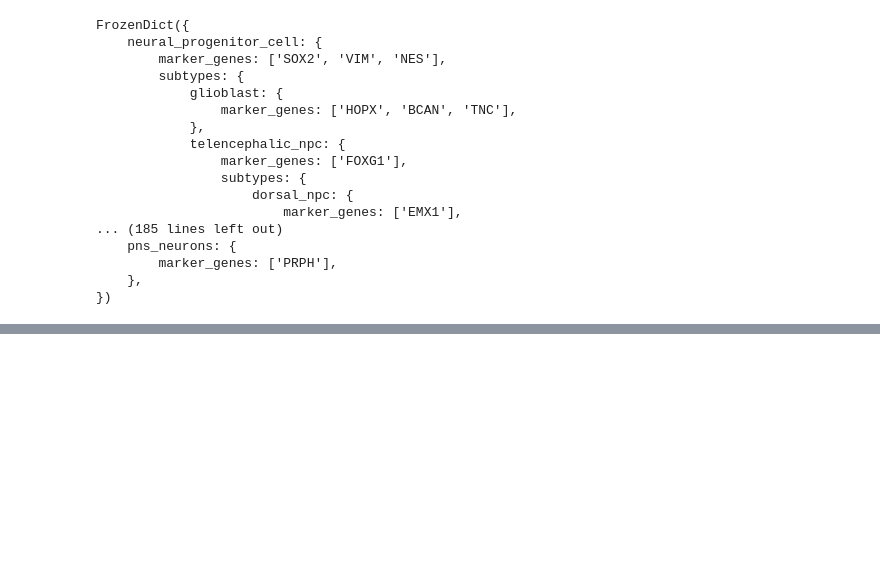
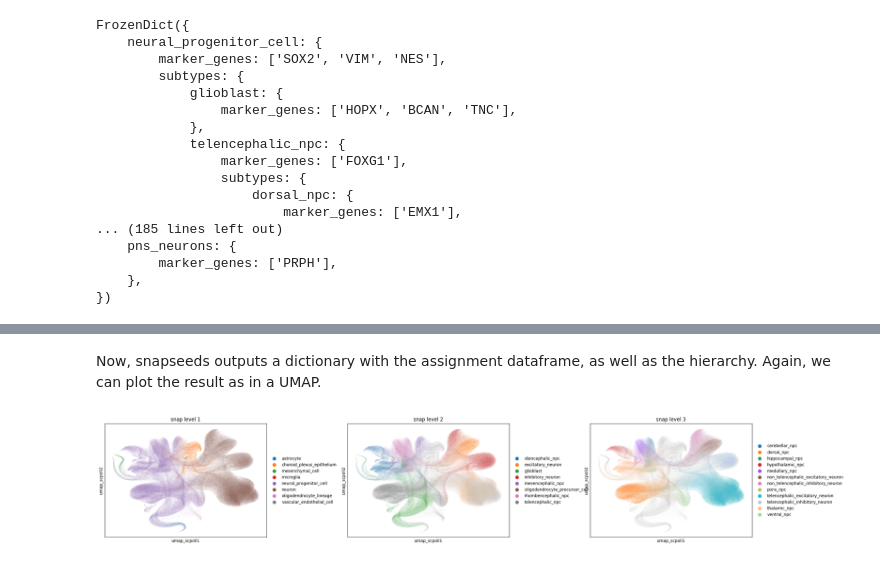
Before and after one commit to devsystemslab/HNOCA-tools, a Jupyter notebook: site/vignettes/annotation.ipynb, the cells around one changed output, grey strips where cells are left out. Saved outputs shown, nothing was run; the diff lists cells and outputs as text; code cells hidden in the pictures; blank space fills up the shorter version.

Commit message:
docs: update annot tutorial

```diff
--- a/site/vignettes/annotation.ipynb
+++ b/site/vignettes/annotation.ipynb
@@ -57,8 +57,8 @@ Snapseed allows this by recusively annotating cells based on a hierarchy of cell
 
 *(The `FrozenDict` is just to enable better printing of a large dictionary)*
 # %%
-marker_genes = read_yaml("brain_markers.yaml")
-print(FrozenDict(marker_genes))
+marker_hierarchy = read_yaml("brain_markers.yaml")
+print(FrozenDict(marker_hierarchy))
 # %% [output]
 FrozenDict({
     neural_progenitor_cell: {
@@ -77,3 +77,9 @@ FrozenDict({
         marker_genes: ['PRPH'],
     },
 })
+# %%
+assignments = snap.annotate_hierarchy(
+    hnoca_adata,
+    marker_hierarchy,
+    group_name="leiden_pca_rss_80"
+)
@@ -79,0 +106,12 @@ FrozenDict({
+# %% [markdown]
+Now, snapseeds outputs a dictionary with the assignment dataframe, as well as the hierarchy. Again, we can plot the result as in a UMAP.
+# %%
+cell_assign  = assignments["assignments"].loc[hnoca_adata.obs['leiden_pca_rss_80'].astype(str).values, :]
+hnoca_adata.obs["snap_level_1"] = cell_assign["level_1"].values
+hnoca_adata.obs["snap_level_2"] = cell_assign["level_2"].values
+hnoca_adata.obs["snap_level_3"] = cell_assign["level_3"].values
+
+# Plot the annotations
+sc.pl.scatter(hnoca_adata, color=["snap_level_1", "snap_level_2", "snap_level_3"], basis="umap_scpoli")
+# %% [output]
+[figure, added]
```
Also changed, not shown: parts of 3 cells of this notebook.
